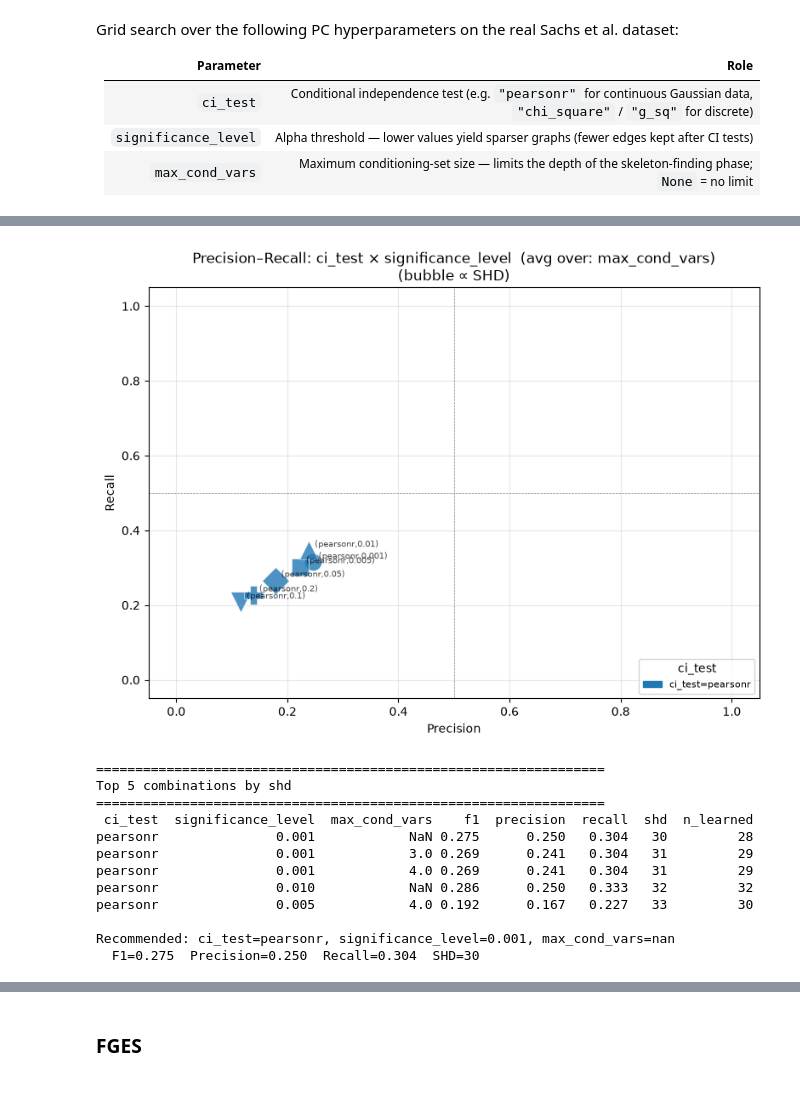
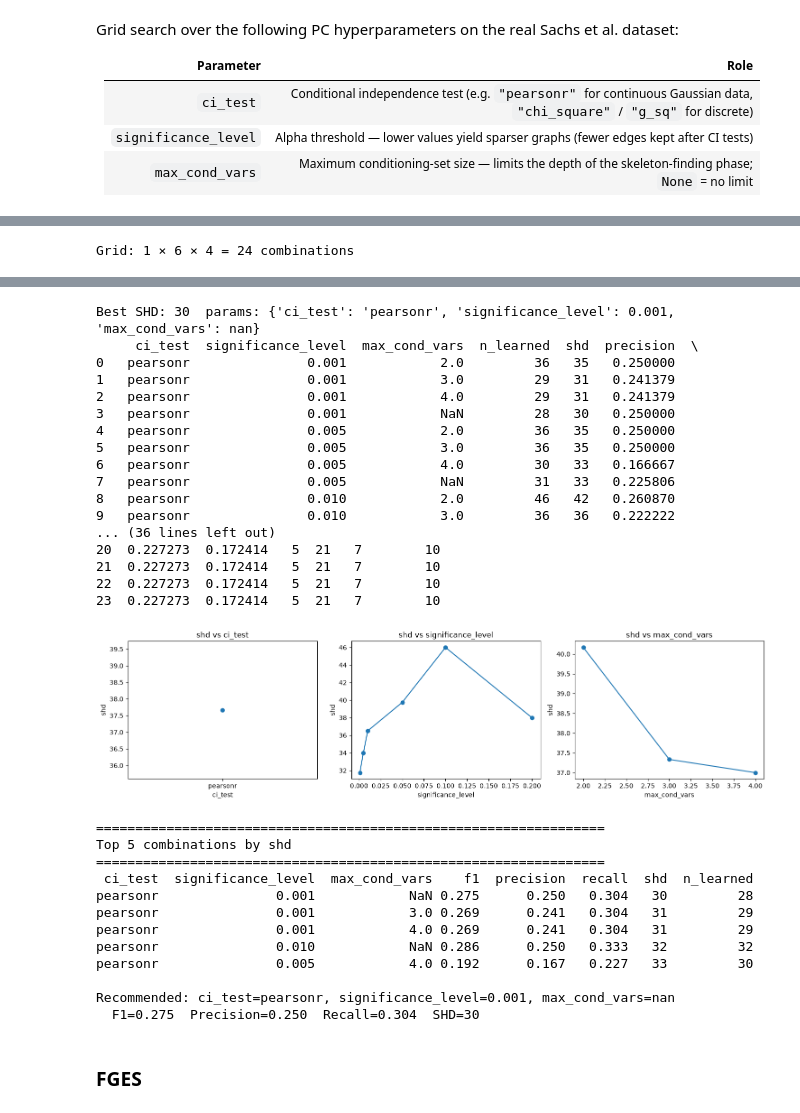
Before and after one commit to Tarekun/bayesian-continuous, a Jupyter notebook: gridsearch.ipynb, the cells around one changed output, grey strips where cells are left out. Cells and saved outputs as stored; diff of their text form; code cells hidden in the pictures.

```diff
--- a/gridsearch.ipynb
+++ b/gridsearch.ipynb
@@ -344,19 +177,9 @@ plot_line_profiles(results_df_pc_sachs, PC_SACHS_PARAM_GRID, best_params_pc_sach
-# %%
-plot_scatter(results_df_pc_sachs, PC_SACHS_PARAM_GRID)
-# %% [output]
-[figure, removed]
-# %%
-print_summary(results_df_pc_sachs, PC_SACHS_PARAM_GRID)
-# %% [output]
-=================================================================
-Top 5 combinations by shd
-=================================================================
- ci_test  significance_level  max_cond_vars    f1  precision  recall  shd  n_learned
-pearsonr               0.001            NaN 0.275      0.250   0.304   30         28
-pearsonr               0.001            3.0 0.269      0.241   0.304   31         29
-pearsonr               0.001            4.0 0.269      0.241   0.304   31         29
-pearsonr               0.010            NaN 0.286      0.250   0.333   32         32
-pearsonr               0.005            4.0 0.192      0.167   0.227   33         30
-
-Recommended: ci_test=pearsonr, significance_level=0.001, max_cond_vars=nan
-  F1=0.275  Precision=0.250  Recall=0.304  SHD=30
+# %%
+PC_PARAM_GRID = {
+    "ci_test":            ["pearsonr"],
+    "significance_level": [0.001, 0.005, 0.01, 0.05, 0.1, 0.2],
+    "max_cond_vars":      [2, 3, 4, None],
+}
+search_and_report(sachs_df, sachs_dag, PC_PARAM_GRID, "pc")
+# %% [output]
+Grid: 1 × 6 × 4 = 24 combinations
@@ -363,3 +203,33 @@ Recommended: ci_test=pearsonr, significance_level=0.001, max_cond_vars=nan
+Best SHD: 30  params: {'ci_test': 'pearsonr', 'significance_level': 0.001, 'max_cond_vars': nan}
+     ci_test  significance_level  max_cond_vars  n_learned  shd  precision  \
+0   pearsonr               0.001            2.0         36   35   0.250000
+1   pearsonr               0.001            3.0         29   31   0.241379
+2   pearsonr               0.001            4.0         29   31   0.241379
+3   pearsonr               0.001            NaN         28   30   0.250000
+4   pearsonr               0.005            2.0         36   35   0.250000
+5   pearsonr               0.005            3.0         36   35   0.250000
+6   pearsonr               0.005            4.0         30   33   0.166667
+7   pearsonr               0.005            NaN         31   33   0.225806
+8   pearsonr               0.010            2.0         46   42   0.260870
+9   pearsonr               0.010            3.0         36   36   0.222222
+... (36 lines left out)
+20  0.227273  0.172414   5  21   7        10
+21  0.227273  0.172414   5  21   7        10
+22  0.227273  0.172414   5  21   7        10
+23  0.227273  0.172414   5  21   7        10
+[figure, added]
+=================================================================
+Top 5 combinations by shd
+=================================================================
+ ci_test  significance_level  max_cond_vars    f1  precision  recall  shd  n_learned
+pearsonr               0.001            NaN 0.275      0.250   0.304   30         28
+pearsonr               0.001            3.0 0.269      0.241   0.304   31         29
+pearsonr               0.001            4.0 0.269      0.241   0.304   31         29
+pearsonr               0.010            NaN 0.286      0.250   0.333   32         32
+pearsonr               0.005            4.0 0.192      0.167   0.227   33         30
+
+Recommended: ci_test=pearsonr, significance_level=0.001, max_cond_vars=nan
+  F1=0.275  Precision=0.250  Recall=0.304  SHD=30
 # %% [markdown]
 ### FGES
 # %% [markdown]
```
Also changed, not shown: parts of 24 cells of this notebook, 2 other files.
